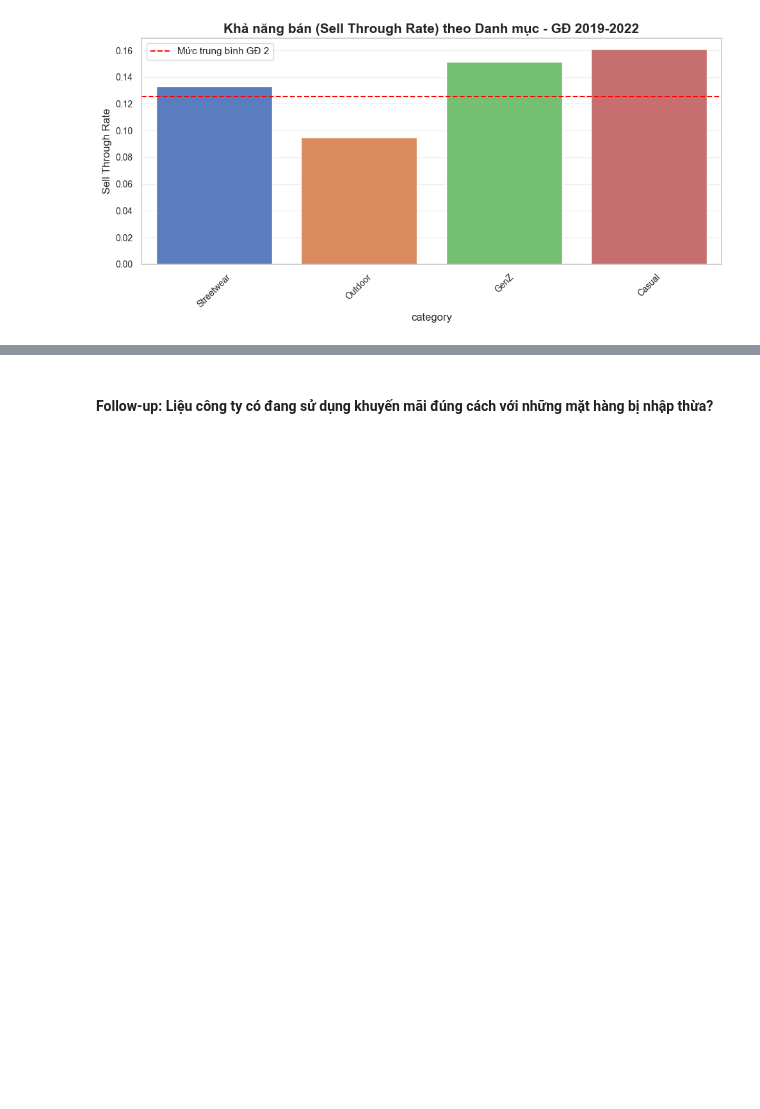
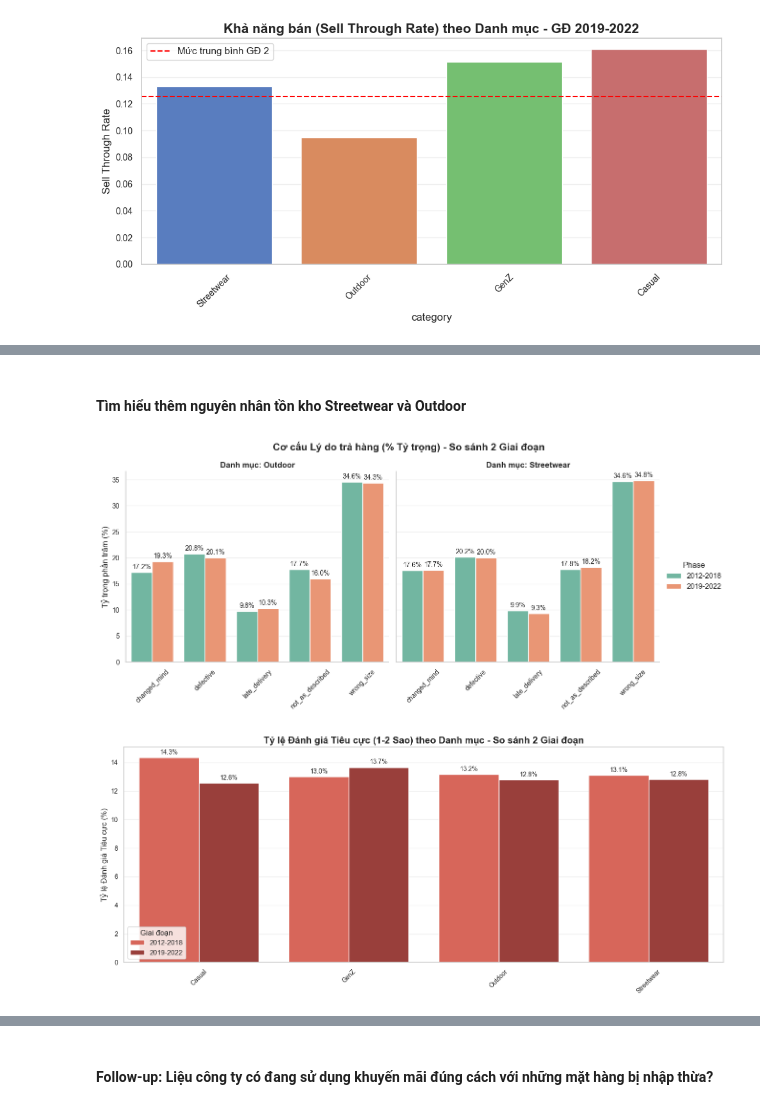
Before and after one commit to mituleefam/Fashion_Ecom_Sales_Forecasting, a Jupyter notebook: 1st_EDA.ipynb, the cells around one changed output, grey strips where cells are left out. Drawn from its saved outputs; the diff is of its cells as text; code cells hidden in the pictures; blank space fills up the shorter version.

```diff
--- a/1st_EDA.ipynb
+++ b/1st_EDA.ipynb
@@ -350,0 +351,80 @@ $\rightarrow$ Giai đoạn Covid (2019-2022) khi xu hướng mọi người ra
+# %% [markdown]
+#### Tìm hiểu thêm nguyên nhân tồn kho Streetwear và Outdoor
+# %%
+returns['Phase'] = returns['return_date'].dt.year.apply(lambda x: '2012-2018' if x <= 2018 else '2019-2022')
+reviews['Phase'] = reviews['review_date'].dt.year.apply(lambda x: '2012-2018' if x <= 2018 else '2019-2022')
+# ==============================================================================
+# 1. PHÂN TÍCH TỶ TRỌNG CÁC LÝ DO TRẢ HÀNG (So sánh 2 Giai đoạn)
+# ==============================================================================
+
+# Kết hợp bảng returns và products
+returns_products = returns.merge(products[['product_id', 'category']], on='product_id', how='left')
+
+# Chỉ lấy 2 danh mục trọng tâm là Outdoor và Streetwear
+out_street_returns = returns_products[returns_products['category'].isin(['Outdoor', 'Streetwear'])]
+
+# Tính tổng số lượng trả theo: Giai đoạn + Danh mục + Lý do
+reason_counts = out_street_returns.groupby(['Phase', 'category', 'return_reason'])['return_quantity'].sum().reset_index()
+
+# Tính tổng số lượng trả theo từng (Giai đoạn + Danh mục) để làm mẫu số
+total_returns = out_street_returns.groupby(['Phase', 'category'])['return_quantity'].sum().reset_index()
+total_returns.rename(columns={'return_quantity': 'total_returns_for_cat'}, inplace=True)
+
+# Ghép lại và tính Tỷ trọng %
+reason_pct = reason_counts.merge(total_returns, on=['Phase', 'category'])
+reason_pct['pct_reason'] = (reason_pct['return_quantity'] / reason_pct['total_returns_for_cat']) * 100
+
+# Vẽ biểu đồ phân nhóm bằng sns.catplot (chia làm 2 bảng cho 2 danh mục)
+g = sns.catplot(
+    data=reason_pct, x='return_reason', y='pct_reason', hue='Phase',
+    col='category', kind='bar', palette='Set2', height=5, aspect=1.2, sharey=True
+)
+
+g.fig.suptitle('Cơ cấu Lý do trả hàng (% Tỷ trọng) - So sánh 2 Giai đoạn', y=1.05, fontsize=15)
+g.set_titles("Danh mục: {col_name}", fontsize=12)
+g.set_axis_labels("", "Tỷ trọng phần trăm (%)")
+
+# Chỉnh sửa trục và gắn label % lên đầu cột
+for ax in g.axes.flat:
+    ax.tick_params(axis='x', labelrotation=45)
+    for container in ax.containers:
+        ax.bar_label(container, fmt='%.1f%%', padding=3, fontsize=10)
+
+plt.show()
+
+# ==============================================================================
+# 2. PHÂN TÍCH TỶ LỆ ĐÁNH GIÁ TIÊU CỰC (1-2 SAO) TĂNG ĐỘT BIẾN KHÔNG?
+# ==============================================================================
+
+# Kết hợp bảng reviews và products
+reviews_products = reviews.merge(products[['product_id', 'category']], on='product_id', how='left')
+
+# Tạo cột cờ (flag): 1 nếu là review tiêu cực (1 hoặc 2 sao), 0 nếu từ 3 sao trở lên
+reviews_products['is_negative'] = reviews_products['rating'].apply(lambda x: 1 if x <= 2 else 0)
+
+# Tính tỷ lệ % đánh giá tiêu cực theo Category và Phase
+negative_rate = reviews_products.groupby(['Phase', 'category'])['is_negative'].mean().reset_index()
+negative_rate['is_negative_pct'] = negative_rate['is_negative'] * 100
+
+# Sắp xếp để biểu đồ lên màu đẹp
+negative_rate = negative_rate.sort_values(by=['category', 'Phase'])
+
+# Vẽ biểu đồ
+plt.figure(figsize=(14, 6))
+ax = sns.barplot(data=negative_rate, x='category', y='is_negative_pct', hue='Phase', palette='Reds_d')
+
+plt.title('Tỷ lệ Đánh giá Tiêu cực (1-2 Sao) theo Danh mục - So sánh 2 Giai đoạn', fontsize=15)
+plt.ylabel('Tỷ lệ Đánh giá Tiêu cực (%)')
+plt.xlabel('')
+plt.xticks(rotation=45)
+
+# Gắn % lên đầu cột
+for container in ax.containers:
+    ax.bar_label(container, fmt='%.1f%%', padding=3, fontsize=10)
+
+plt.legend(title='Giai đoạn')
+plt.tight_layout()
+plt.show()
+# %% [output]
+[figure, added]
+[figure, added]
```
Also changed, not shown: parts of 8 cells of this notebook.
